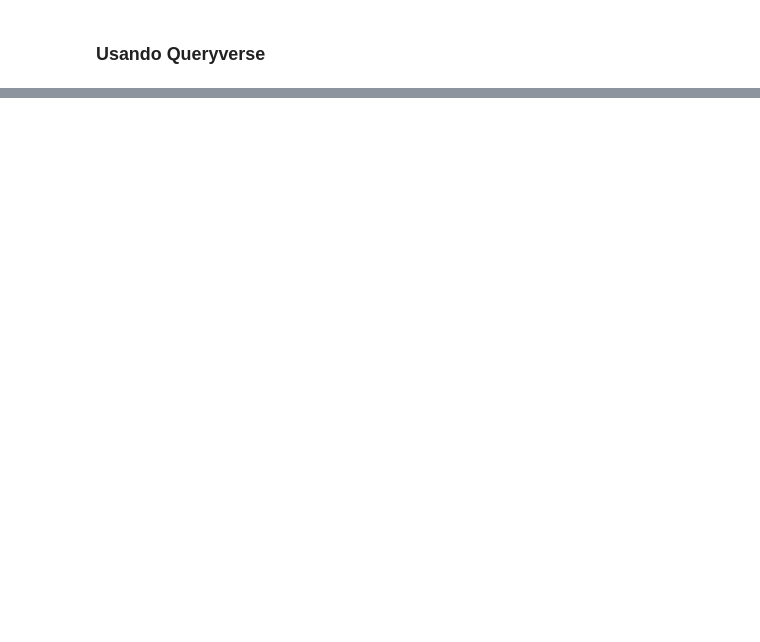
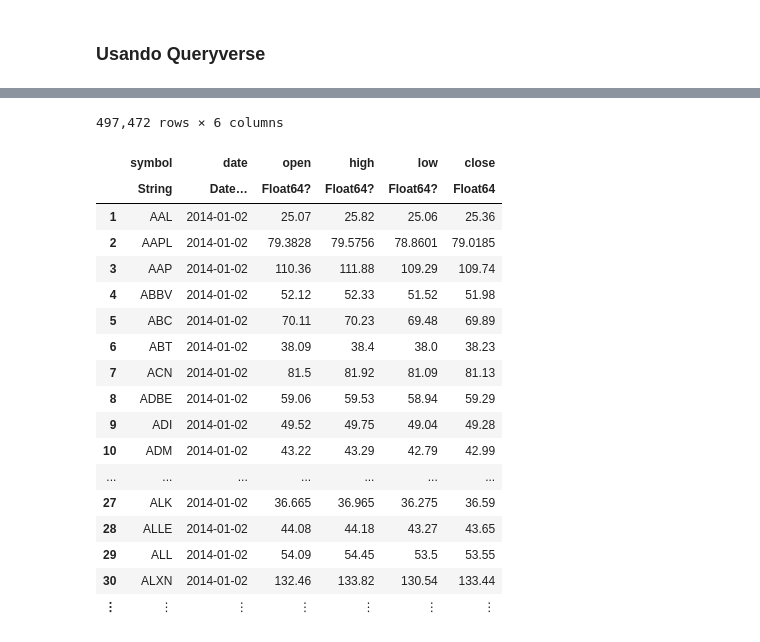
Before and after one commit to filipeclduarte/tutorial_julia_python_r, a Jupyter notebook: julia.ipynb, the cells around one changed output, grey strips where cells are left out. Saved outputs shown, nothing was run; the diff lists cells and outputs as text; code cells hidden in the pictures; blank space fills up the shorter version.

```diff
--- a/julia.ipynb
+++ b/julia.ipynb
@@ -119,0 +215,25 @@ sp500 |>
+# %%
+# Não vamos selecionar as colunas que iniciam com v
+sp500 |>
+    @select(!startswith("v")) |>
+    DataFrame
+# %% [output]
+497,472 rows × 6 columns
+|  | symbol | date | open | high | low | close |
+|  | String | Date… | Float64? | Float64? | Float64? | Float64 |
+| 1 | AAL | 2014-01-02 | 25.07 | 25.82 | 25.06 | 25.36 |
+| 2 | AAPL | 2014-01-02 | 79.3828 | 79.5756 | 78.8601 | 79.0185 |
+| 3 | AAP | 2014-01-02 | 110.36 | 111.88 | 109.29 | 109.74 |
+| 4 | ABBV | 2014-01-02 | 52.12 | 52.33 | 51.52 | 51.98 |
+| 5 | ABC | 2014-01-02 | 70.11 | 70.23 | 69.48 | 69.89 |
+| 6 | ABT | 2014-01-02 | 38.09 | 38.4 | 38.0 | 38.23 |
+| 7 | ACN | 2014-01-02 | 81.5 | 81.92 | 81.09 | 81.13 |
+| 8 | ADBE | 2014-01-02 | 59.06 | 59.53 | 58.94 | 59.29 |
+| 9 | ADI | 2014-01-02 | 49.52 | 49.75 | 49.04 | 49.28 |
+| 10 | ADM | 2014-01-02 | 43.22 | 43.29 | 42.79 | 42.99 |
+| ... | ... | ... | ... | ... | ... | ... |
+| 27 | ALK | 2014-01-02 | 36.665 | 36.965 | 36.275 | 36.59 |
+| 28 | ALLE | 2014-01-02 | 44.08 | 44.18 | 43.27 | 43.65 |
+| 29 | ALL | 2014-01-02 | 54.09 | 54.45 | 53.5 | 53.55 |
+| 30 | ALXN | 2014-01-02 | 132.46 | 133.82 | 130.54 | 133.44 |
+| ⋮ | ⋮ | ⋮ | ⋮ | ⋮ | ⋮ | ⋮ |
```
Also changed, not shown: parts of 14 cells of this notebook.
